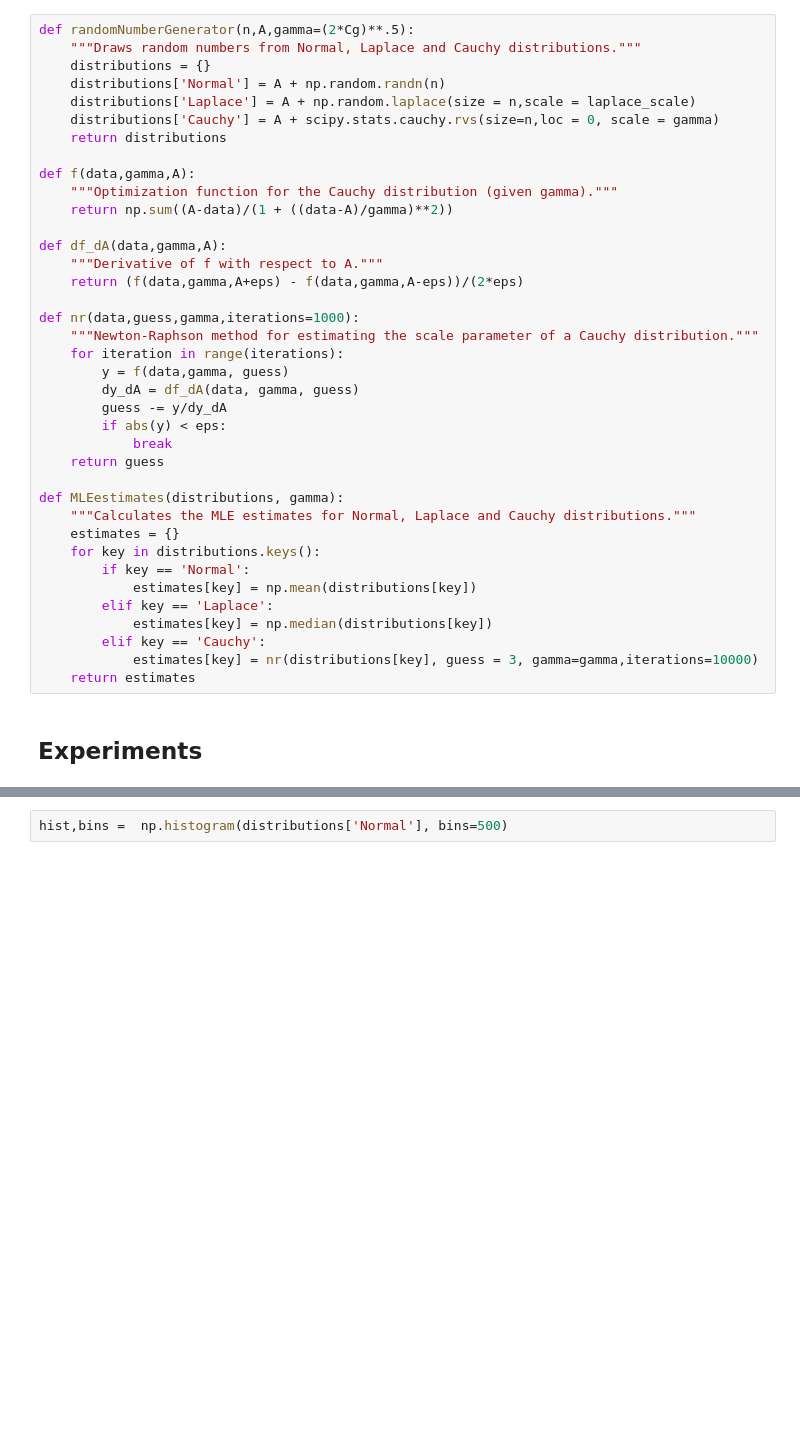
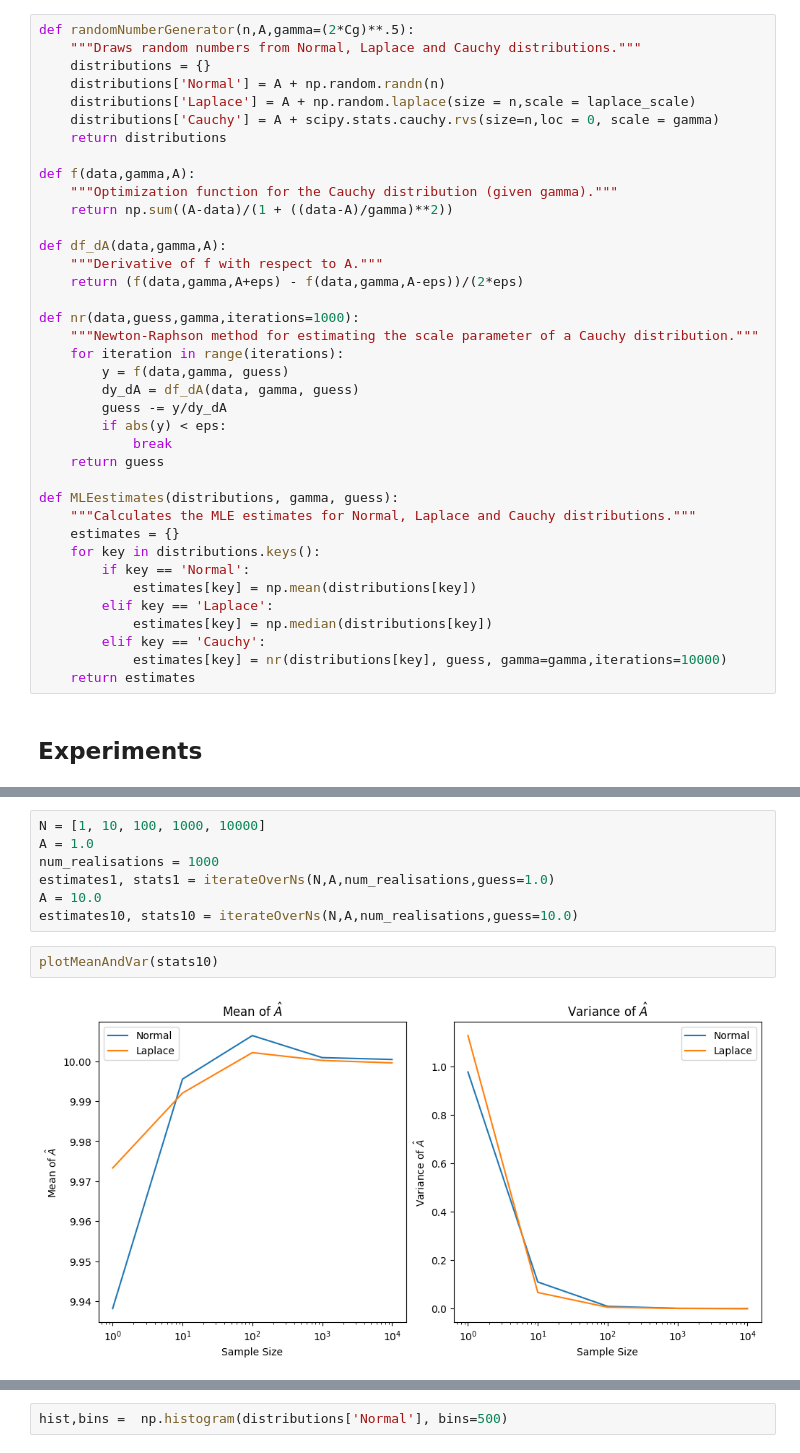
Before and after one commit to JG-0212/Estimation_theory_project, a Jupyter notebook: Mini Project 1/Project.ipynb, the cells around one changed output, grey strips where cells are left out. Drawn from its saved outputs; the diff is of its cells as text; blank space fills up the shorter version.

Commit message:
Added some graphs. Cauchy is not working well

```diff
--- a/Mini Project 1/Project.ipynb
+++ b/Mini Project 1/Project.ipynb
@@ -35,7 +35,7 @@ def nr(data,guess,gamma,iterations=1000):
             break
     return guess
 
-def MLEestimates(distributions, gamma):
+def MLEestimates(distributions, gamma, guess):
     """Calculates the MLE estimates for Normal, Laplace and Cauchy distributions."""
     estimates = {}
     for key in distributions.keys():
@@ -44,7 +44,7 @@ def MLEestimates(distributions, gamma):
         elif key == 'Laplace':
             estimates[key] = np.median(distributions[key])
         elif key == 'Cauchy':
-            estimates[key] = nr(distributions[key], guess = 3, gamma=gamma,iterations=10000)
+            estimates[key] = nr(distributions[key], guess, gamma=gamma,iterations=10000)
     return estimates
 # %% [markdown]
 ## Experiments
@@ -103,0 +156,11 @@ def plotCDFs(data, label='CDF', color='blue'):
+# %%
+N = [1, 10, 100, 1000, 10000]
+A = 1.0
+num_realisations = 1000
+estimates1, stats1 = iterateOverNs(N,A,num_realisations,guess=1.0)
+A = 10.0
+estimates10, stats10 = iterateOverNs(N,A,num_realisations,guess=10.0)
+# %%
+plotMeanAndVar(stats10)
+# %% [output]
+[figure, added]
```
Also changed, not shown: parts of 11 cells of this notebook.
